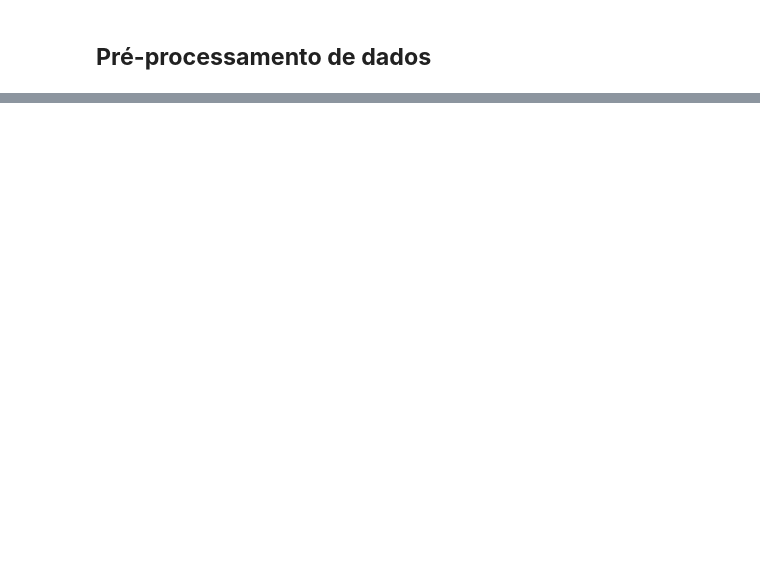
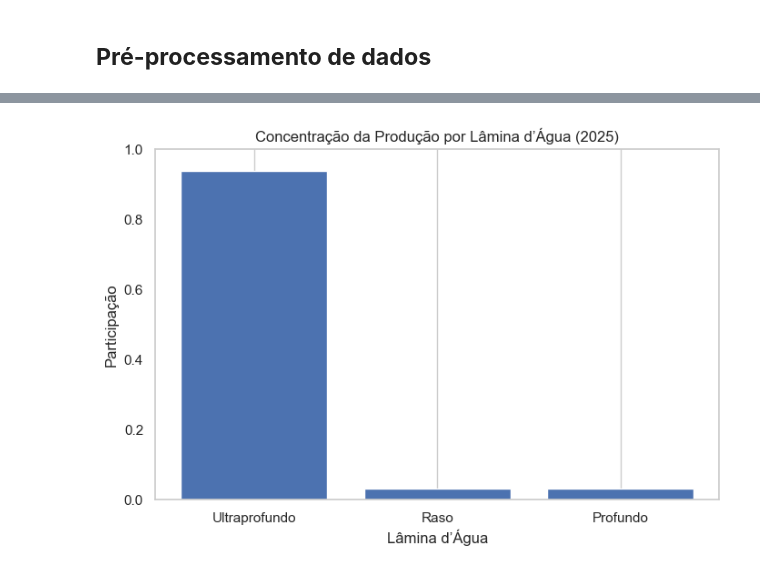
Before and after one commit to Diogo-Pinto/br-og-prd-concentration, a Jupyter notebook: notebooks/concentration-analysis.ipynb, the cells around one changed output, grey strips where cells are left out. Saved outputs shown, nothing was run; the diff lists cells and outputs as text; code cells hidden in the pictures; blank space fills up the shorter version.

```diff
--- a/notebooks/concentration-analysis.ipynb
+++ b/notebooks/concentration-analysis.ipynb
@@ -509,0 +972,10 @@ dtype: object
+# %%
+def classifica_idade(i):
+    if i < 5:
+        return 'Novo'
+    elif i < 15:
+        return 'Maduro'
+    else:
+        return 'Antigo'
+
+df_2025['idade_cat'] = df_2025['idade'].apply(classifica_idade)
@@ -509,0 +992,10 @@ dtype: object
+# %%
+def classifica_lamina(m):
+    if m < 200:
+        return 'Raso'
+    elif m < 1000:
+        return 'Profundo'
+    else:
+        return 'Ultraprofundo'
+
+df_2025['lamina_cat'] = df_2025['Lâmina D´Água'].apply(classifica_lamina)
@@ -509,0 +1032,27 @@ dtype: object
+# %%
+df_lamina = (
+    df_2025
+    .groupby('lamina_cat')['Produção de Petróleo (m³)']
+    .sum()
+    .reset_index()
+)
+
+df_lamina['participacao'] = (
+    df_lamina['Produção de Petróleo (m³)'] /
+    df_lamina['Produção de Petróleo (m³)'].sum()
+)
+
+df_lamina = df_lamina.sort_values('participacao', ascending=False)
+
+plt.figure(figsize=(8,5))
+plt.bar(df_lamina['lamina_cat'], df_lamina['participacao'])
+
+plt.title('Concentração da Produção por Lâmina d’Água (2025)')
+plt.ylabel('Participação')
+plt.xlabel('Lâmina d’Água')
+plt.ylim(0,1)
+
+plt.grid(axis='y')
+plt.show()
+# %% [output]
+[figure, added]
```
Also changed, not shown: parts of 84 cells of this notebook.
